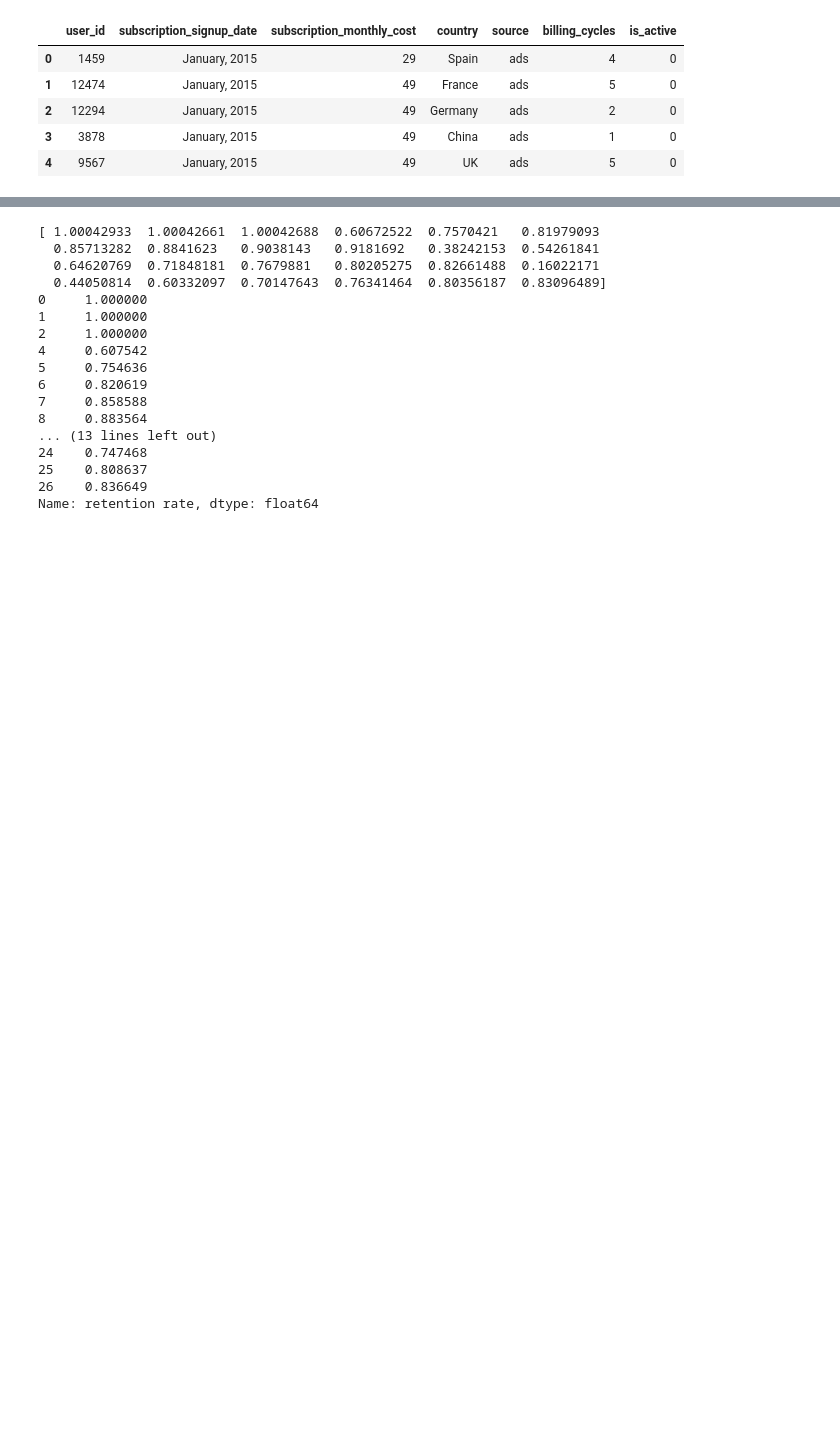
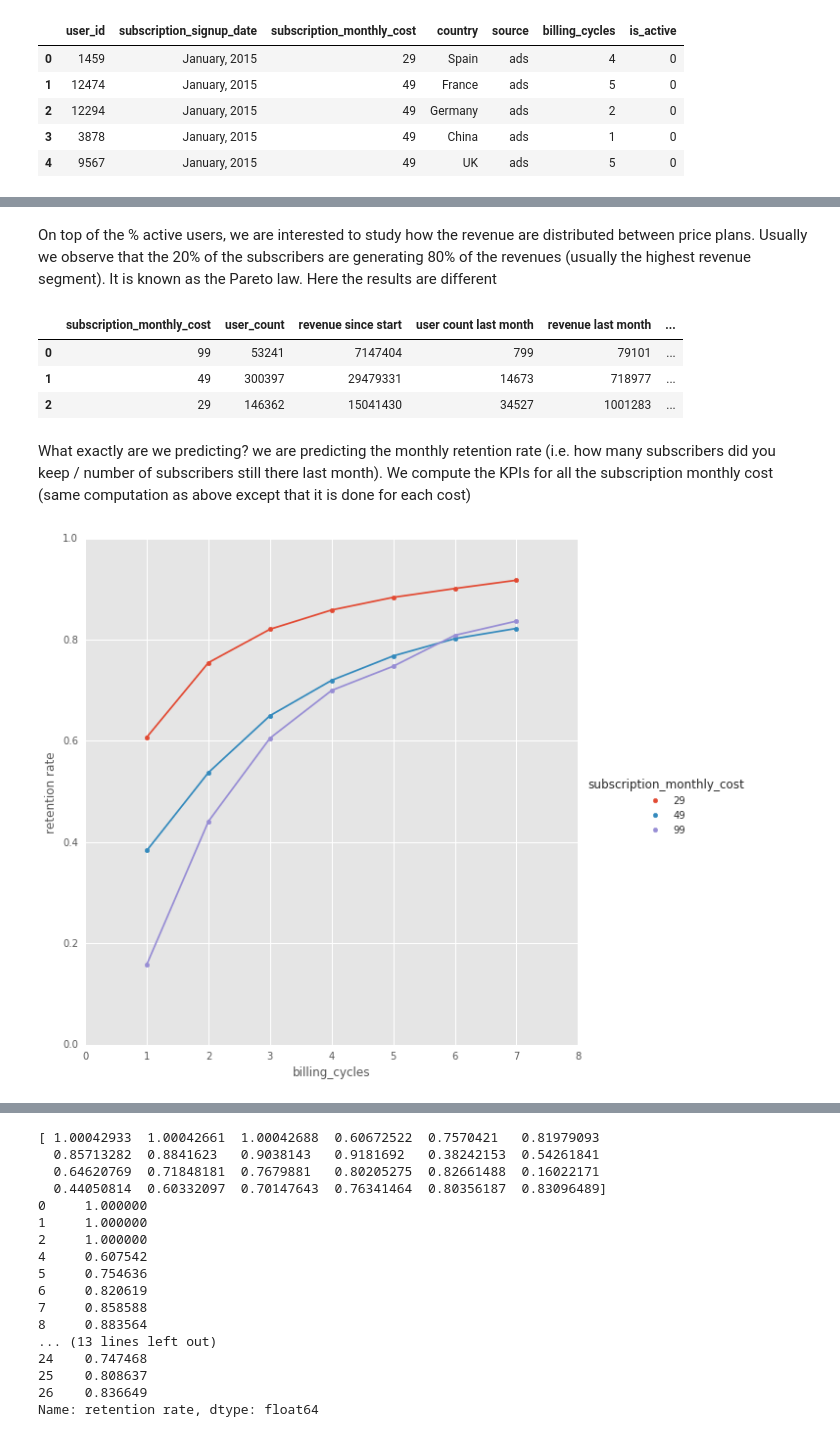
Before and after one commit to CyrilleDS/Survival_analysis, a Jupyter notebook: Subscriptions_1.ipynb, the cells around one changed output, grey strips where cells are left out. Saved outputs shown, nothing was run; the diff lists cells and outputs as text; code cells hidden in the pictures; blank space fills up the shorter version.

```diff
--- a/Subscriptions_1.ipynb
+++ b/Subscriptions_1.ipynb
@@ -507,0 +131,79 @@ py.iplot(fig)
+# %% [markdown]
+On top of the % active users, we are interested to study how the revenue are distributed between price plans. Usually we observe that the 20% of the subscribers are generating 80% of the revenues (usually the highest revenue segment). It is known as the Pareto law. Here the results are different
+# %%
+df_sub = pd.DataFrame({'count' : df_data_1.groupby( ['billing_cycles','subscription_monthly_cost'] ).size()}).reset_index()
+df_sub['revenue'] = df_sub['count']*df_sub['billing_cycles']*df_sub['subscription_monthly_cost']
+
+pyramid = pd.DataFrame({'user_count' : df_data_1.groupby(['subscription_monthly_cost']).size()}).reset_index()
+pyramid['revenue since start'] = df_sub.groupby(['subscription_monthly_cost']).sum().reset_index()['revenue']
+pyramid['user count last month'] = df_sub.loc[lambda df: df.billing_cycles == 8].reset_index()['count']
+pyramid['revenue last month'] = pyramid['user count last month']*pyramid['subscription_monthly_cost']
+
+total = pyramid.sum()
+
+pyramid['user_count %'] = pyramid['user_count'] / total['user_count']
+pyramid['revenue since start %'] = pyramid['revenue since start'] / total['revenue since start']
+pyramid['user count last month %'] = pyramid['user count last month']  / total['user count last month']
+pyramid['revenue last month %'] = pyramid['revenue last month'] / total['revenue last month']
+
+
+pyramid = pyramid.sort_values(['subscription_monthly_cost'],ascending=False)
+
+pyramid_cum = pyramid.groupby('subscription_monthly_cost').sum().sort_index(ascending=False).cumsum().add_suffix('_cum').reset_index()
+
+pyramid = pd.merge(pyramid,pyramid_cum,on='subscription_monthly_cost')
+pyramid
+# %% [output]
+|  | subscription_monthly_cost | user_count | revenue since start | user count last month | revenue last month | ... |
+| 0 | 99 | 53241 | 7147404 | 799 | 79101 | ... |
+| 1 | 49 | 300397 | 29479331 | 14673 | 718977 | ... |
+| 2 | 29 | 146362 | 15041430 | 34527 | 1001283 | ... |
+# %% [markdown]
+What exactly are we predicting? we are predicting the monthly retention rate (i.e. how many subscribers did you keep / number of subscribers still there last month).
+We compute the KPIs for all the subscription monthly cost (same computation as above except that it is done for each cost)
+# %%
+df_data_overall = pd.DataFrame({'count' : df_data_1.loc[lambda df: df.is_active < 1].groupby( ['subscription_monthly_cost','billing_cycles'] ).size()}).reset_index()
+
+df = df_data_overall.groupby(['subscription_monthly_cost','billing_cycles'] ).sum().groupby(level=[0]).cumsum()
+df = df.add_suffix('_cumsum').reset_index()
+user_count = pd.DataFrame({'user_count' : df_data_1.groupby(['subscription_monthly_cost']).size()}).reset_index()
+df = pd.merge(df, user_count, how='inner', on='subscription_monthly_cost')
+
+df = df.rename(columns={"count_cumsum": "# churners"})
+
+df['# active'] = df['user_count'] - df['# churners']
+
+# Adding the month 0 to the dataframe
+
+df_0 = pd.DataFrame({'billing_cycles': [0,0,0],'# churners': [0,0,0],'subscription_monthly_cost' : user_count['subscription_monthly_cost'],'# active': user_count['user_count'] , 'user_count' : user_count['user_count']})
+
+df = df_0.append(df,ignore_index=True)
+
+# number of active subscribers normalized (%)
+
+df['% active'] = df['# active']/df['user_count']*100
+
+# churn rate
+
+df = df.sort_values(['subscription_monthly_cost','billing_cycles'])
+
+df['churn rate'] = (df['# churners']-df['# churners'].shift(1))/df['# active'].shift(1)
+
+# retention rate
+
+df['retention rate'] = 1 - df['churn rate']
+
+df = df.join(pd.get_dummies(df['subscription_monthly_cost']).add_prefix('subscription_monthly_cost_'))
+
+
+#Bayesian prior -- I'll explain later
+df_end = pd.DataFrame({'billing_cycles': [100,100,100],'retention rate' :[1,1,1],'subscription_monthly_cost':[29,49,99],'subscription_monthly_cost_29':[1,0,0],'subscription_monthly_cost_49':[0,1,0],'subscription_monthly_cost_99':[0,0,1]})
+
+g = sns.FacetGrid(df.loc[lambda df: df.billing_cycles != 0], hue='subscription_monthly_cost', size=8,xlim = [0,8],ylim = [0,1])
+g.map(plt.scatter, "billing_cycles", "retention rate")
+g.map(plt.plot, "billing_cycles", "retention rate").add_legend()
+
+
+plt.show()
+# %% [output]
+[figure, added]
```
Also changed, not shown: parts of 49 cells of this notebook.
